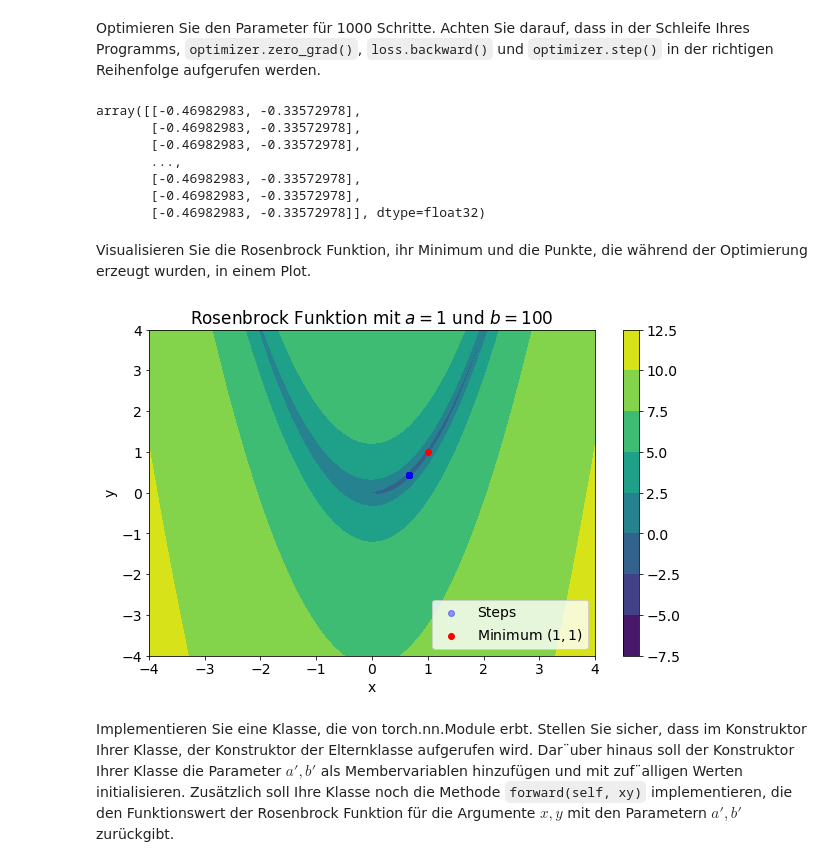
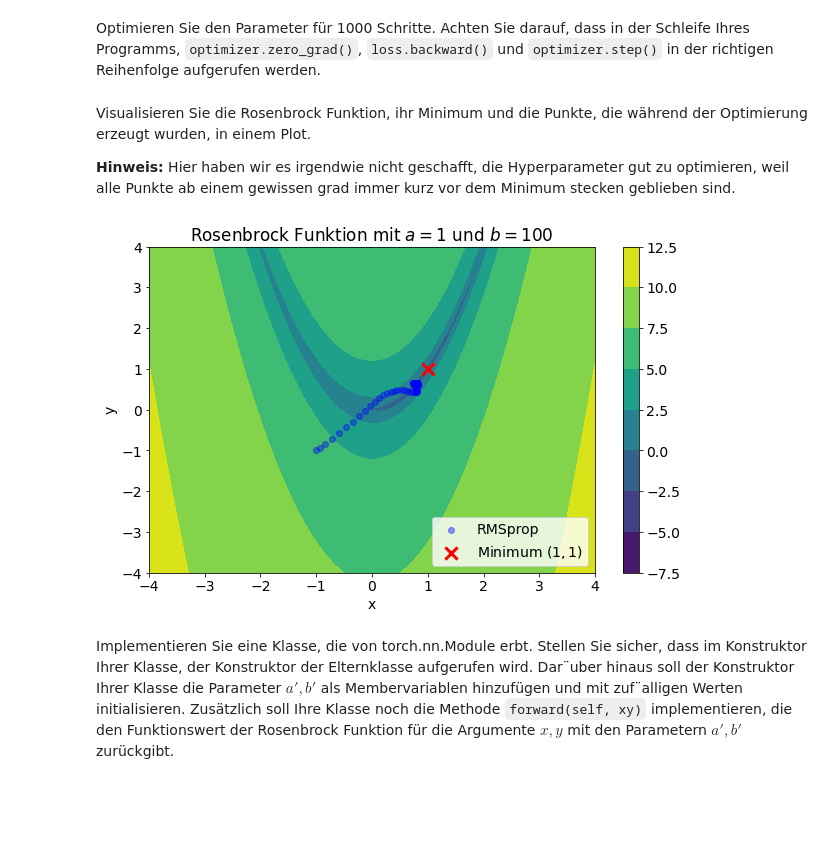
Before and after one commit to MaximilianMundt/DLCV, a Jupyter notebook: Übungsblatt 02/blatt02.ipynb, the cells around one changed output. Saved outputs shown, nothing was run; the diff lists cells and outputs as text; code cells hidden in the pictures; blank space fills up the shorter version.

```diff
--- a/Übungsblatt 02/blatt02.ipynb
+++ b/Übungsblatt 02/blatt02.ipynb
@@ -34,7 +38,7 @@ Konturdiagramm (logarithmisch entlang $z$-Achse) im Intervall $[−4, 4]^2$ mit
 $a = 1$ und $b = 100$ visualisiert. Zusätzlich soll in dem selben Plot das globale Minimum
 $(x, y) = (1, 1)$ der Funktion markiert sein.
 # %%
-def rosenbrock_contour(history=None):
+def rosenbrock_contour(optimizer=None, history=None):
     a = 1
     b = 100
 
@@ -49,16 +53,20 @@ def rosenbrock_contour(history=None):
     fig.colorbar(cs)
 
     if not history is None:
-        ax.scatter(history[:, 0], history[:, 1], color="blue", alpha=0.4, label="Steps")
+        label = "Steps"
+        if optimizer:
+            label = str(optimizer.__class__.__name__)
+        ax.scatter(history[:, 0], history[:, 1], color="blue", alpha=0.4, label=label)
 
-    ax.scatter(1, 1, color="red", label="Minimum $(1,1)$")
+    ax.scatter(1, 1, 150,color="red", label="Minimum $(1,1)$", marker="x", linewidths=3)
 
     ax.legend(loc="lower right")
     ax.set_title("Rosenbrock Funktion mit $a=1$ und $b=100$")
     ax.set_xlabel("x")
     ax.set_ylabel("y")
 
-    #plt.savefig("figure.png", dpi=300, facecolor="white")
+    # plt.savefig("figure.png", dpi=300, facecolor="white")
+    plt.show()
 
 
 rosenbrock_contour()
@@ -175,3 +269,5 @@ optimizer = torch.optim.Adam([theta])
+# %%
+optimizer = torch.optim.RMSprop([theta], lr=0.02, weight_decay=0.2, momentum=0.9, alpha=0.9)
 # %% [markdown]
 Implementieren Sie eine Funktion `rosenbrock_th(x, y, a, b)`, die nur Gleichung 1 berechnet (die Funktion muss nicht den Wert des Gradienten zurückgeben).
 # %%
@@ -185,33 +281,24 @@ in der richtigen Reihenfolge aufgerufen werden.
 point_history = []
 
 for _ in range(1000):
-    true_value = 0
-    pred = rosenbrock_th(theta[0], theta[1], 1, 100)
-
-    mse = pred**2
-    mse.backward()
+    point_history.append(theta.detach().clone().numpy())
+    x_pred = theta[0]
+    y_pred = theta[1]
+    pred = rosenbrock_th(x_pred, y_pred, 1, 100)
+    pred.backward()
 
     optimizer.step()
     optimizer.zero_grad()
 
-    point_history.append(theta.detach().numpy())
-
-
-np.array(point_history)
+point_history = np.array(point_history)
-# %% [output]
-array([[-0.46982983, -0.33572978],
-       [-0.46982983, -0.33572978],
-       [-0.46982983, -0.33572978],
-       ...,
-       [-0.46982983, -0.33572978],
-       [-0.46982983, -0.33572978],
-       [-0.46982983, -0.33572978]], dtype=float32)
 # %% [markdown]
 Visualisieren Sie die Rosenbrock Funktion, ihr Minimum und die Punkte, die während der Optimierung erzeugt wurden, in einem Plot.
+
+**Hinweis:** Hier haben wir es irgendwie nicht geschafft, die Hyperparameter gut zu optimieren, weil alle Punkte ab einem gewissen grad immer kurz vor dem Minimum stecken geblieben sind.
 # %%
-rosenbrock_contour(point_history)
+rosenbrock_contour(optimizer, point_history)
 # %% [output]
-[figure, old version]
+[figure, new version]
 # %% [markdown]
 Implementieren Sie eine Klasse, die von torch.nn.Module erbt. Stellen Sie sicher,
 dass im Konstruktor Ihrer Klasse, der Konstruktor der Elternklasse aufgerufen wird.
```
Also changed, not shown: parts of 24 cells of this notebook.
